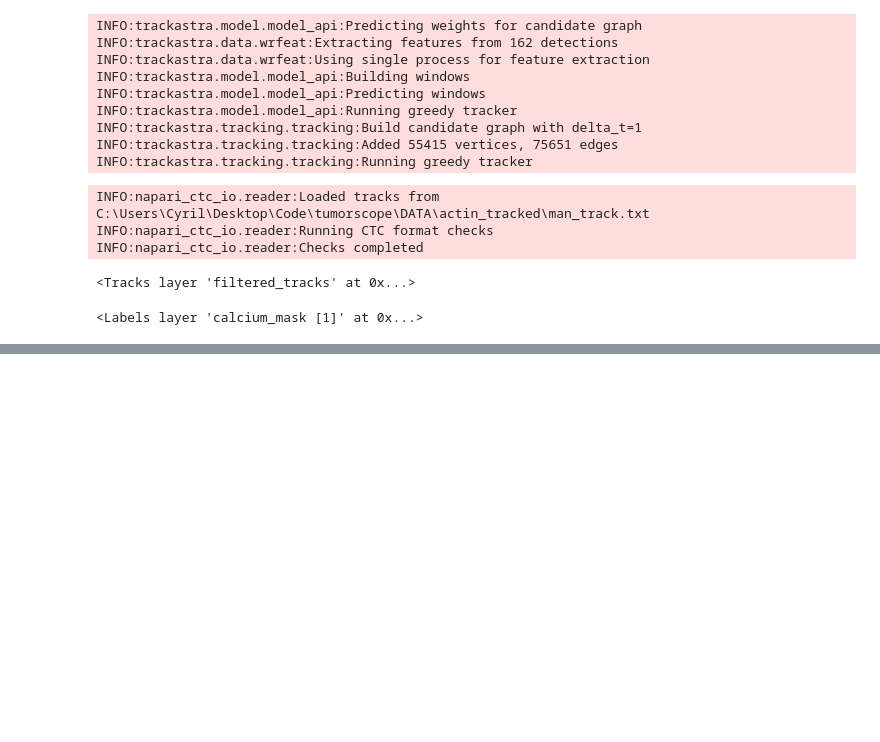
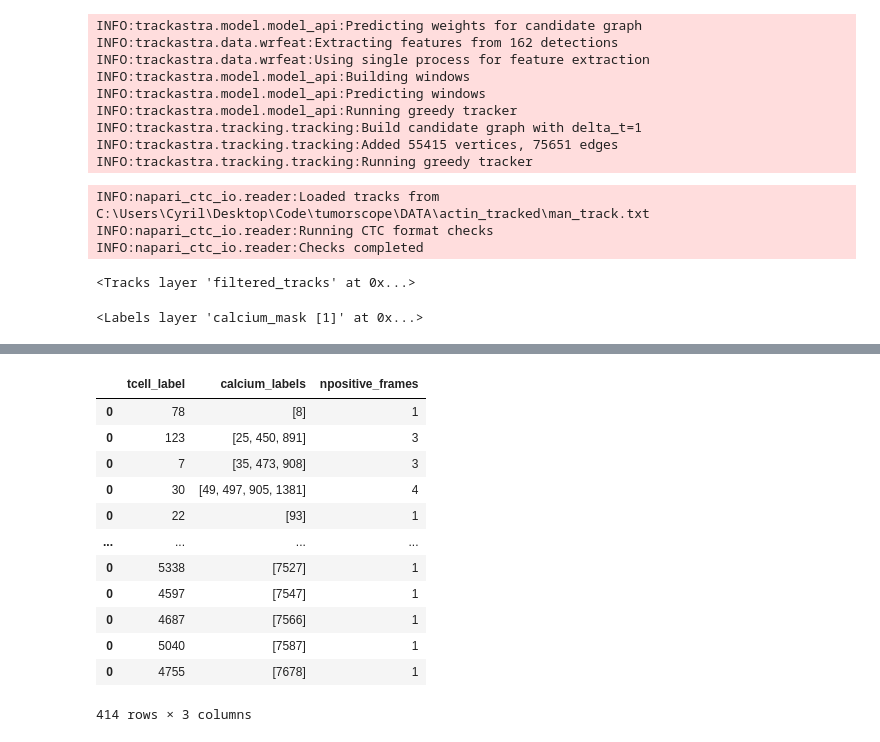
Before and after one commit to Aco-Hub/tumorscope, a Jupyter notebook: book/actin_tracking.ipynb, the cells around one changed output, grey strips where cells are left out. Cells and saved outputs as stored; diff of their text form; code cells hidden in the pictures; blank space fills up the shorter version.

```diff
--- a/book/actin_tracking.ipynb
+++ b/book/actin_tracking.ipynb
@@ -242,0 +223,14 @@ calcium_dict
+# %%
+def group_tcells_by_calcium_labels(tcells):
+    """Find all T cells which at some point touch the same calcium label."""
+    tcells_labels = {}
+    for tcell in tcells.values():
+        for calcium_label in tcell.calcium_labels.values():
+            if tcell.label not in tcells_labels:
+                tcells_labels[tcell.label] = [calcium_label]
+            else:
+                if calcium_label not in tcells_labels[tcell.label]:
+                    tcells_labels[tcell.label].append(calcium_label)
+    return tcells_labels
+# %%
+tcell_labels = group_tcells_by_calcium_labels(tcells)
@@ -242,0 +257,28 @@ calcium_dict
+# %%
+def generate_tcells_table(tcells_labels):
+    df = pd.DataFrame(columns=["tcell_label", "calcium_labels", "npositive_frames"])
+    for tcell_label, calcium_labels in tcells_labels.items():
+        npositive_frames = len(calcium_labels)
+        if len(df) == 0:
+            df = pd.DataFrame([[tcell_label, calcium_labels, npositive_frames]], columns=["tcell_label", "calcium_labels", "npositive_frames"])
+        else:
+            df = pd.concat([df, pd.DataFrame([[tcell_label, calcium_labels, npositive_frames]], columns=["tcell_label", "calcium_labels", "npositive_frames"])])
+    return df
+# %%
+tcells_df = generate_tcells_table(tcell_labels)
+# %%
+tcells_df
+# %% [output]
+|  | tcell_label | calcium_labels | npositive_frames |
+| 0 | 78 | [8] | 1 |
+| 0 | 123 | [25, 450, 891] | 3 |
+| 0 | 7 | [35, 473, 908] | 3 |
+| 0 | 30 | [49, 497, 905, 1381] | 4 |
+| 0 | 22 | [93] | 1 |
+| ... | ... | ... | ... |
+| 0 | 5338 | [7527] | 1 |
+| 0 | 4597 | [7547] | 1 |
+| 0 | 4687 | [7566] | 1 |
+| 0 | 5040 | [7587] | 1 |
+| 0 | 4755 | [7678] | 1 |
+414 rows × 3 columns
```
Also changed, not shown: parts of 4 cells of this notebook, 1 other file.
